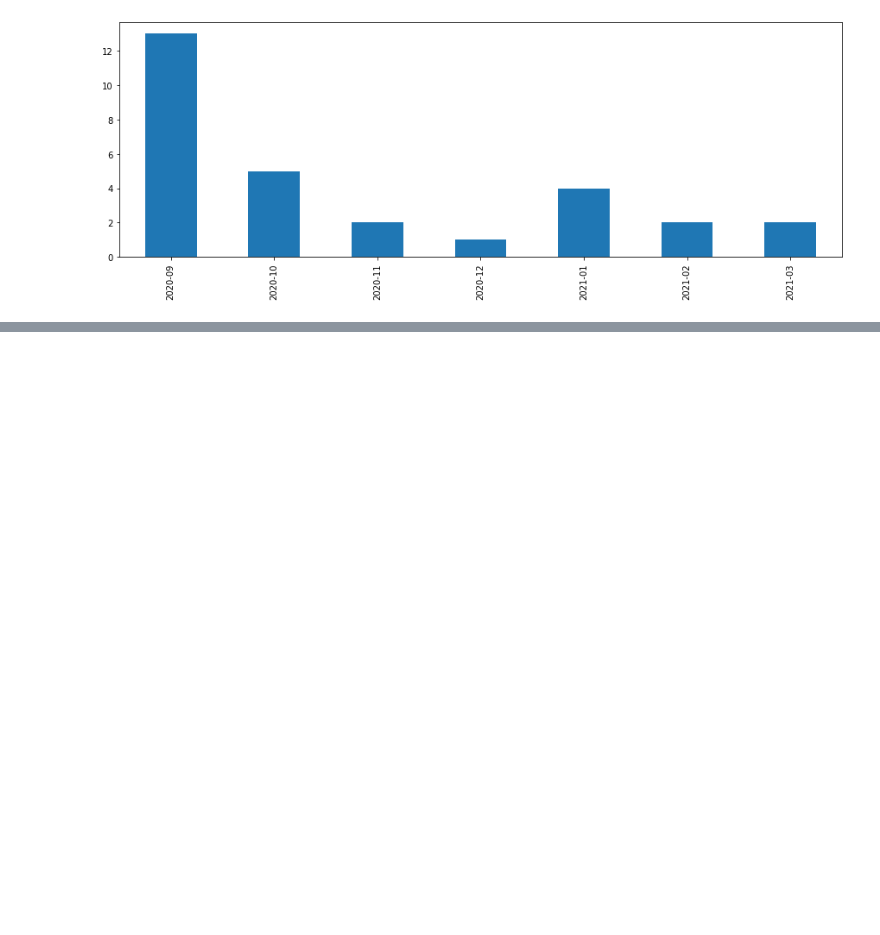
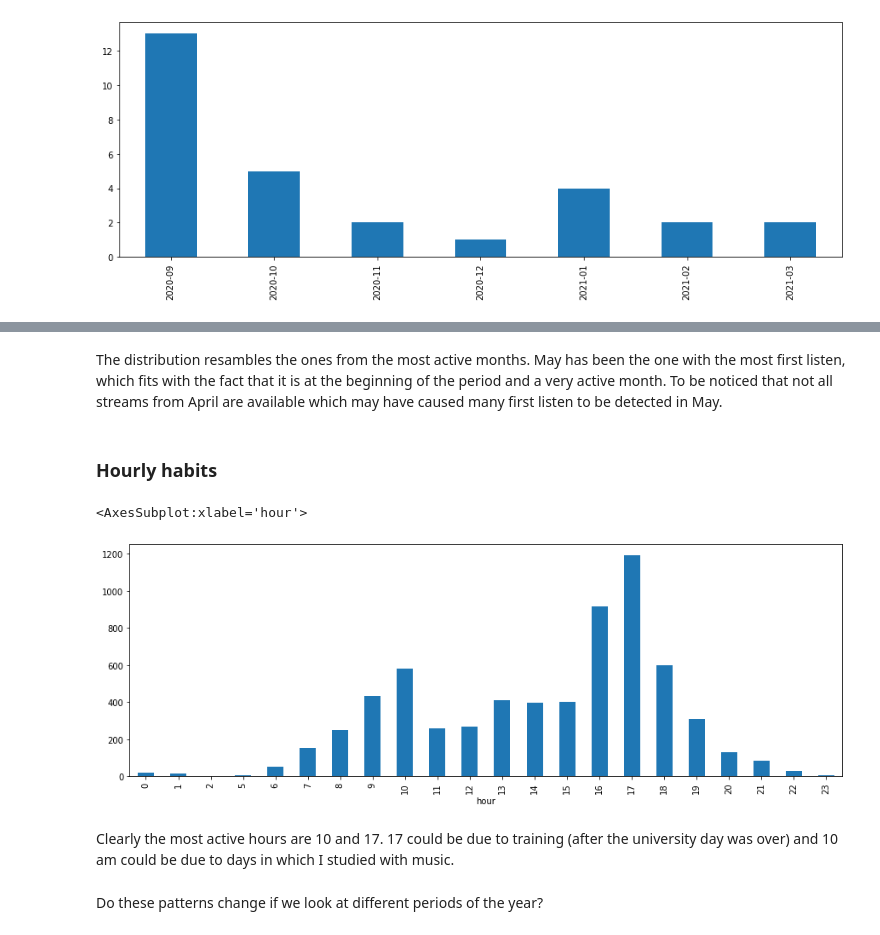
Before and after one commit to IncioMan/spotify-data-analysis, a Jupyter notebook: notebooks/streaming-history.ipynb, the cells around one changed output, grey strips where cells are left out. Cells and saved outputs as stored; diff of their text form; code cells hidden in the pictures; blank space fills up the shorter version.

```diff
--- a/notebooks/streaming-history.ipynb
+++ b/notebooks/streaming-history.ipynb
@@ -160,0 +167,13 @@ data[data.trackName.str.contains('Hometown Glory')]\
+# %% [markdown]
+The distribution resambles the ones from the most active months. May has been the one with the most first listen, which fits with the fact that it is at the beginning of the period and a very active month. To be noticed that not all streams from April are available which may have caused many first listen to be detected in May.
+# %% [markdown]
+### Hourly habits
+# %%
+data.groupby("hour").endTime.count().plot(kind="bar")
+# %% [output]
+<AxesSubplot:xlabel='hour'>
+[figure, added]
+# %% [markdown]
+Clearly the most active hours are 10 and 17. 17 could be due to training (after the university day was over) and 10 am could be due to days in which I studied with music.
+# %% [markdown]
+Do these patterns change if we look at different periods of the year?
```
Also changed, not shown: parts of 27 cells of this notebook.
